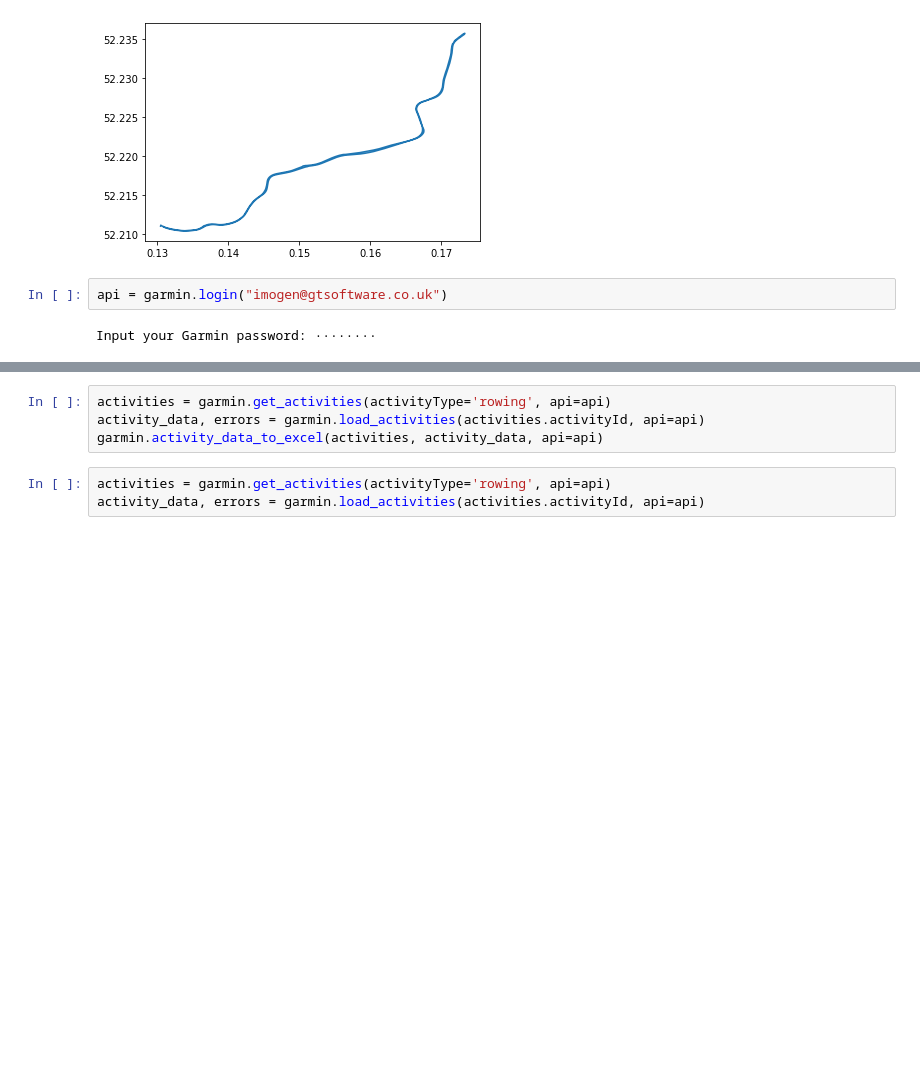
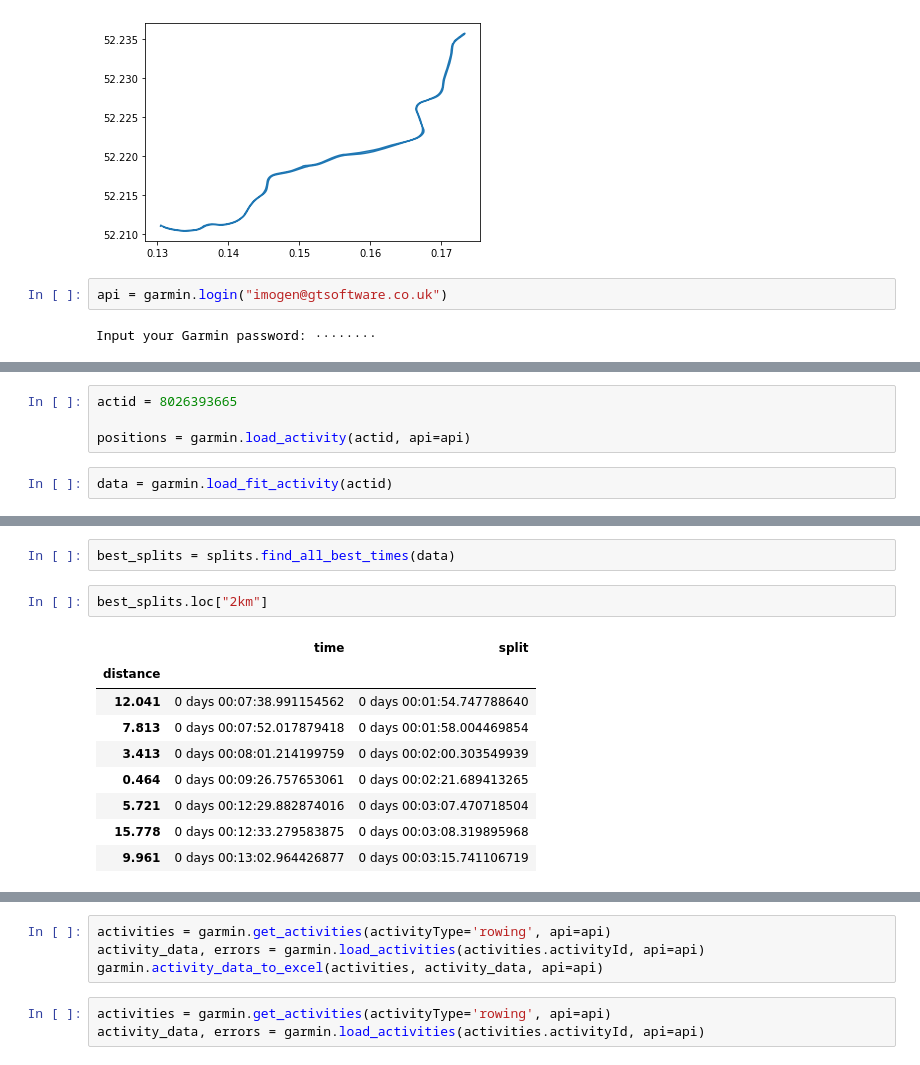
Before and after one commit to matthewghgriffiths/gps_analysis, a Jupyter notebook: gps_analysis.ipynb, the cells around one changed output, grey strips where cells are left out. Cells and saved outputs as stored; diff of their text form; blank space fills up the shorter version.

```diff
--- a/gps_analysis.ipynb
+++ b/gps_analysis.ipynb
@@ -165,0 +349,6 @@ Input your Garmin password: ········
+# %%
+actid = 8026393665
+
+positions = garmin.load_activity(actid, api=api)
+# %%
+data = garmin.load_fit_activity(actid)
@@ -165,0 +374,14 @@ Input your Garmin password: ········
+# %%
+best_splits = splits.find_all_best_times(data)
+# %%
+best_splits.loc["2km"]
+# %% [output]
+|  | time | split |
+| distance |  |  |
+| 12.041 | 0 days 00:07:38.991154562 | 0 days 00:01:54.747788640 |
+| 7.813 | 0 days 00:07:52.017879418 | 0 days 00:01:58.004469854 |
+| 3.413 | 0 days 00:08:01.214199759 | 0 days 00:02:00.303549939 |
+| 0.464 | 0 days 00:09:26.757653061 | 0 days 00:02:21.689413265 |
+| 5.721 | 0 days 00:12:29.882874016 | 0 days 00:03:07.470718504 |
+| 15.778 | 0 days 00:12:33.279583875 | 0 days 00:03:08.319895968 |
+| 9.961 | 0 days 00:13:02.964426877 | 0 days 00:03:15.741106719 |
```
Also changed, not shown: parts of 37 cells of this notebook, 9 other files.
